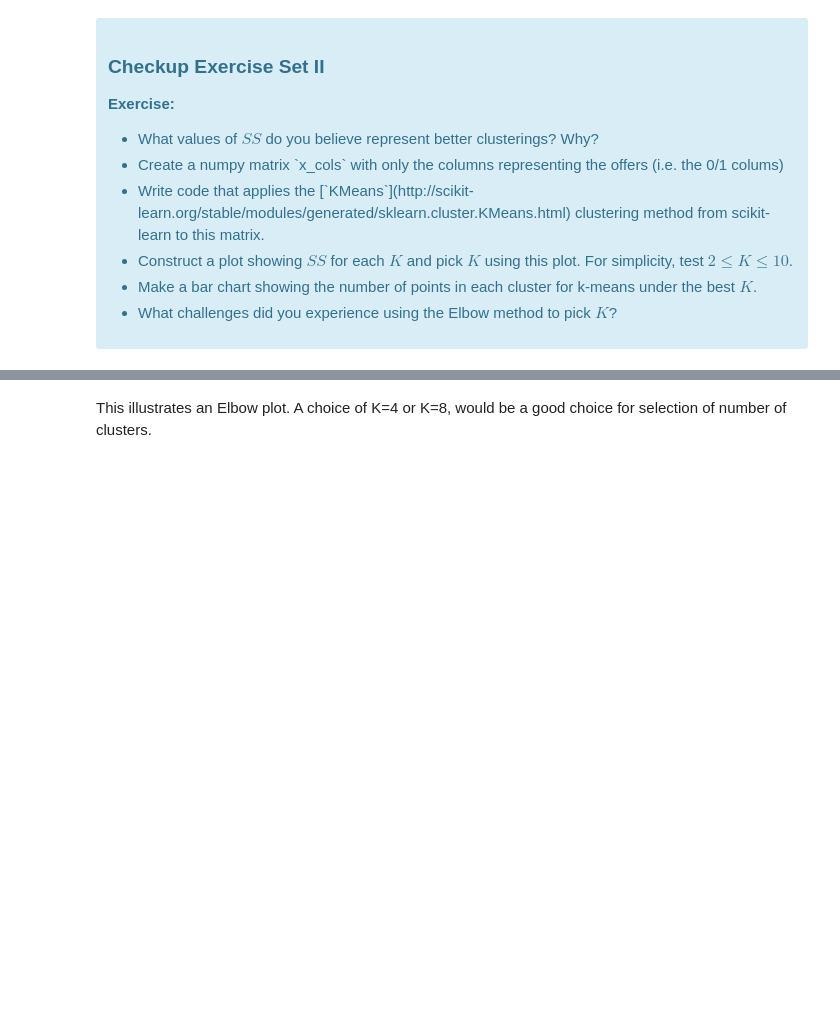
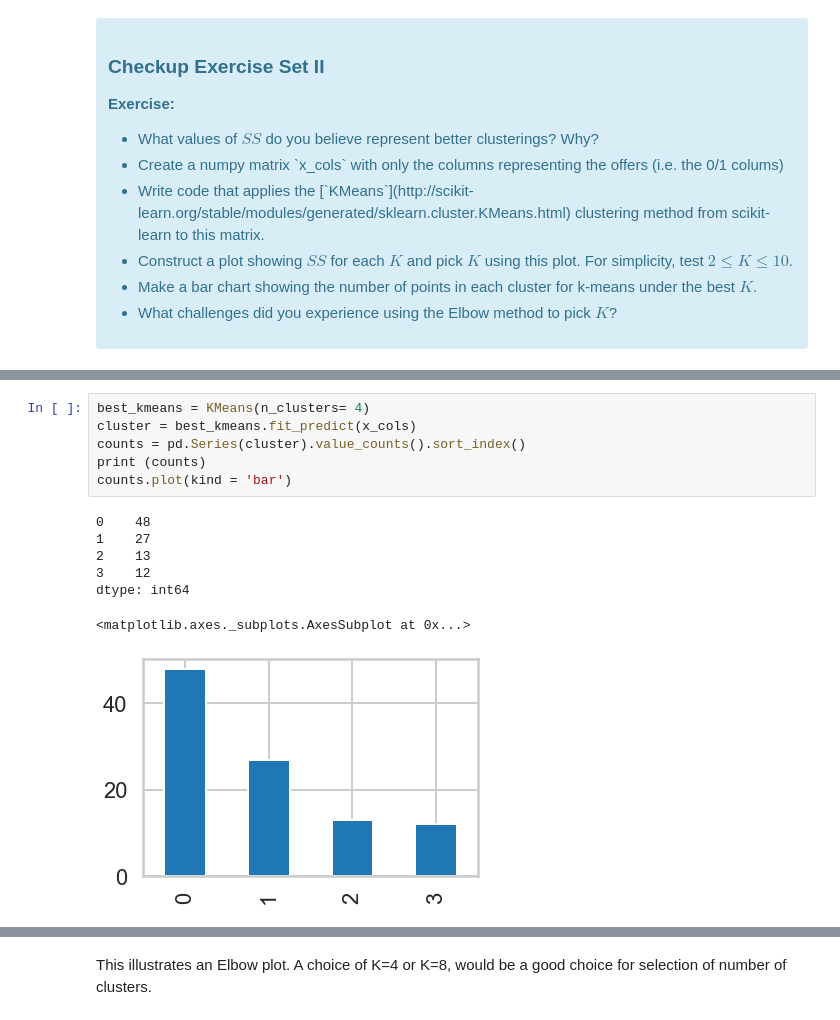
Before and after one commit to kneelagandan/ML_Regression, a Jupyter notebook: clustering/Mini_Project_Clustering.ipynb, the cells around one changed output, grey strips where cells are left out. Cells and saved outputs as stored; diff of their text form; blank space fills up the shorter version.

```diff
--- a/clustering/Mini_Project_Clustering.ipynb
+++ b/clustering/Mini_Project_Clustering.ipynb
@@ -118,0 +120,14 @@ plt.show()
+# %%
+best_kmeans = KMeans(n_clusters= 4)
+cluster = best_kmeans.fit_predict(x_cols)
+counts = pd.Series(cluster).value_counts().sort_index()
+print (counts)
+counts.plot(kind = 'bar')
+# %% [output]
+0    48
+1    27
+2    13
+3    12
+dtype: int64
+<matplotlib.axes._subplots.AxesSubplot at 0x...>
+[figure, added]
```
Also changed, not shown: parts of 19 cells of this notebook.
